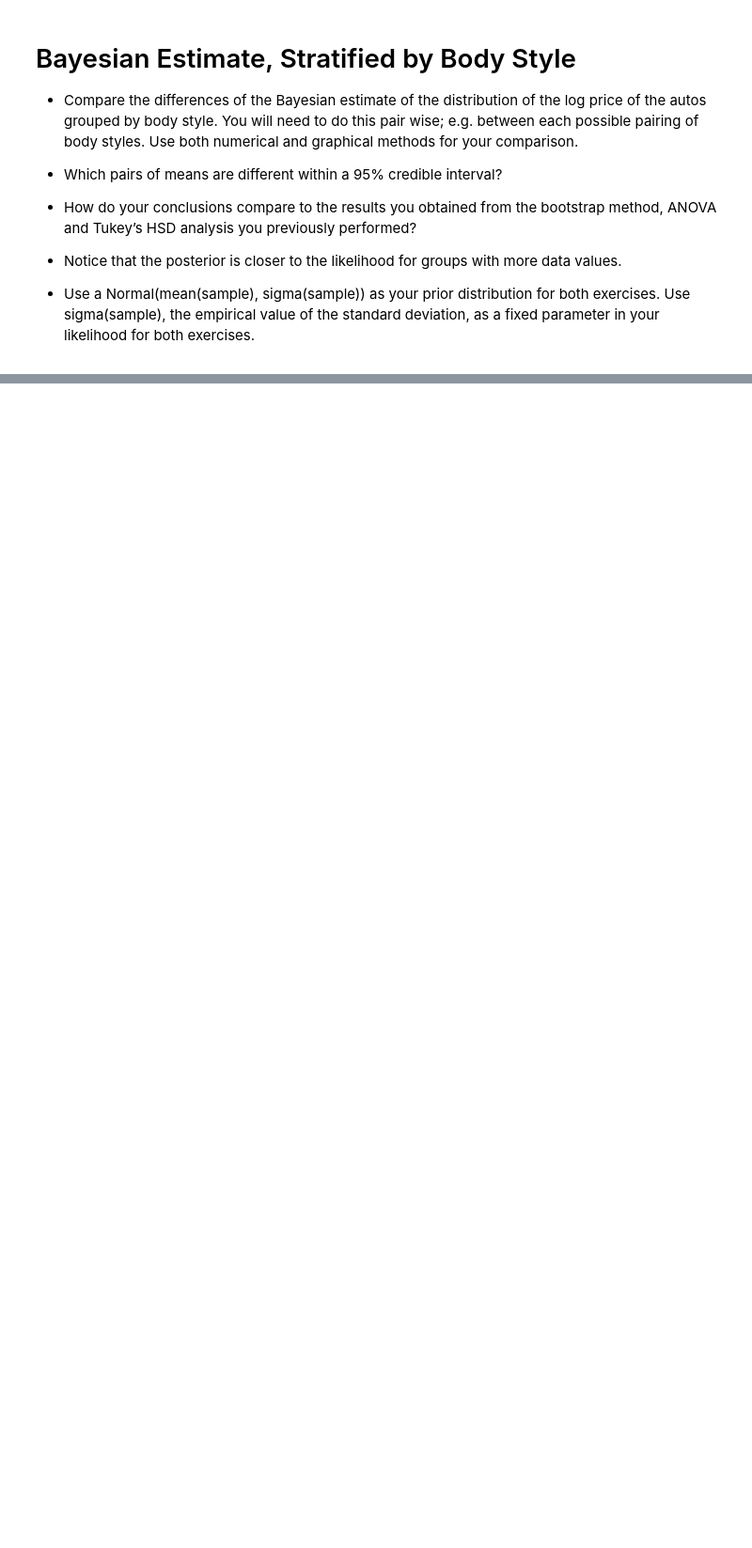
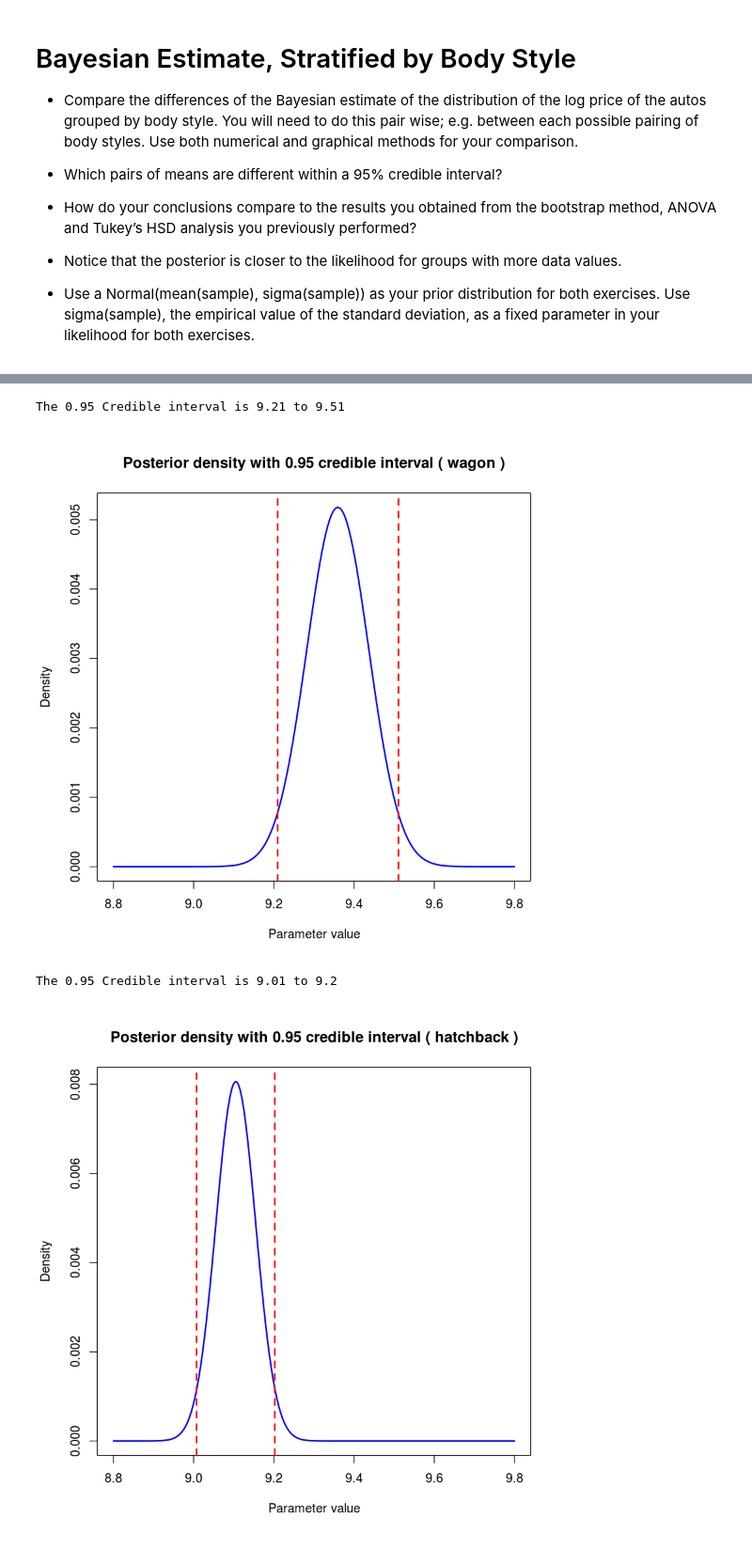
Before and after one commit to JingruWu10/UW_DataScience, a Jupyter notebook: Q2/HW06/HW06_Salemann_DRAFT.ipynb, the cells around one changed output, grey strips where cells are left out. Shown at 94% size. Drawn from its saved outputs; the diff is of its cells as text; code cells hidden in the pictures; blank space fills up the shorter version.

```diff
--- a/Q2/HW06/HW06_Salemann_DRAFT.ipynb
+++ b/Q2/HW06/HW06_Salemann_DRAFT.ipynb
@@ -300,0 +280,8 @@ plot.ci(p, post.autos.sedan,     nSamps, qs, "sedan")
+# %%
+plot.ci(start, end, N, post.autos.wagon,     nSamps, qs, "wagon")
+plot.ci(start, end, N, post.autos.hatchback, nSamps, qs, "hatchback")
+# %% [output]
+The 0.95 Credible interval is 9.21 to 9.51
+[figure, added]
+The 0.95 Credible interval is 9.01 to 9.2
+[figure, added]
```
Also changed, not shown: parts of 21 cells of this notebook.
